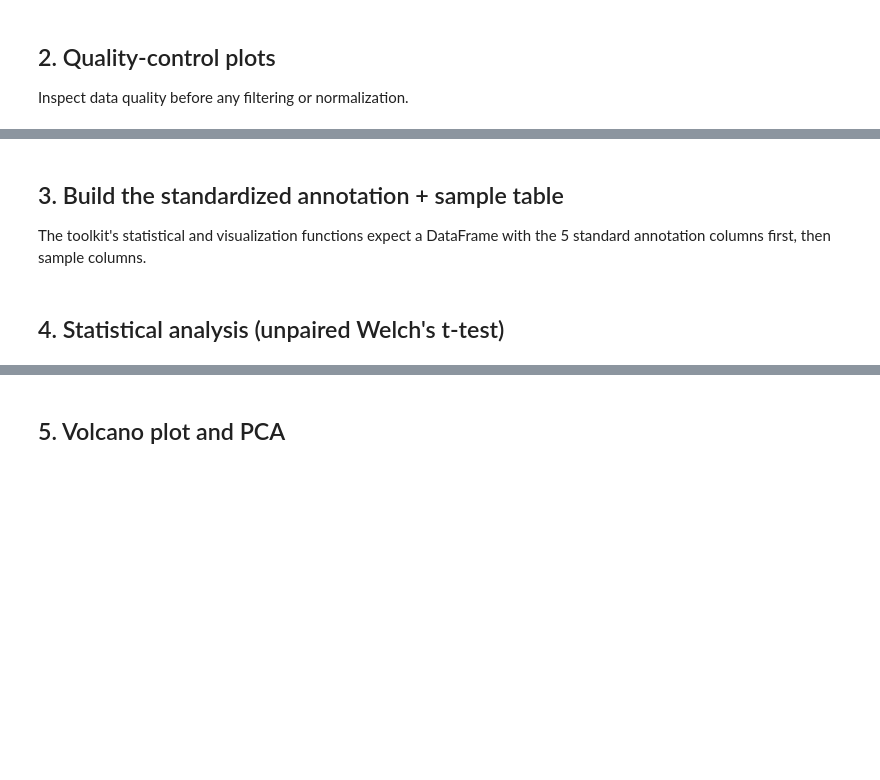
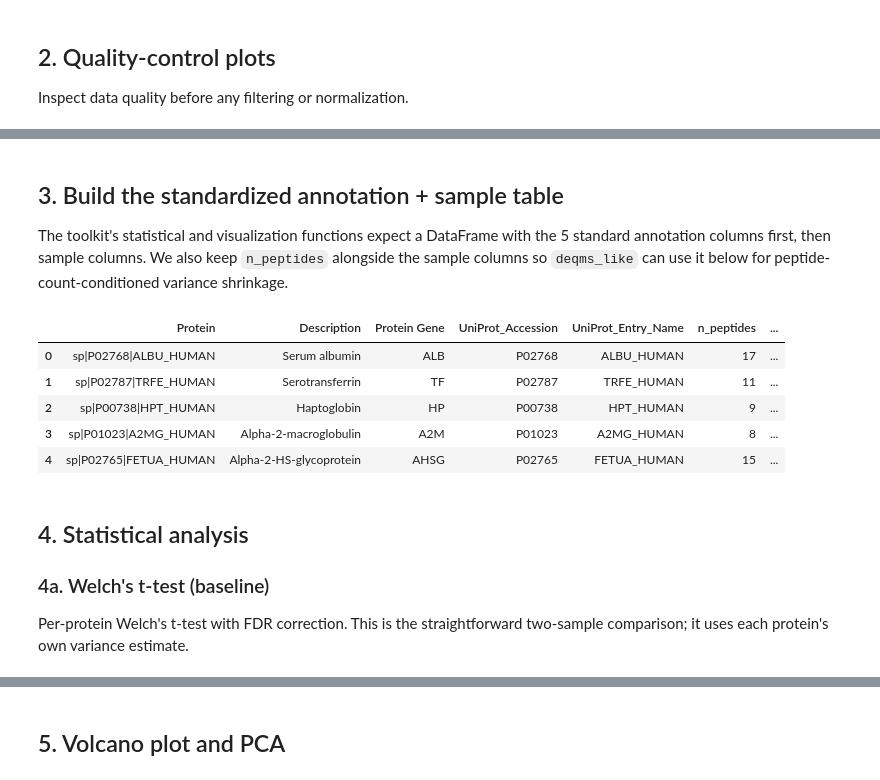
Before and after one commit to uw-maccosslab/proteomics-toolkit, a Jupyter notebook: docs/tutorial.ipynb, the cells around one changed output, grey strips where cells are left out. Drawn from its saved outputs; the diff is of its cells as text; code cells hidden in the pictures; blank space fills up the shorter version.

```diff
--- a/docs/tutorial.ipynb
+++ b/docs/tutorial.ipynb
@@ -64,20 +91,38 @@ plt.show()
 
 The toolkit's statistical and visualization functions expect a DataFrame
 with the 5 standard annotation columns first, then sample columns.
+We also keep `n_peptides` alongside the sample columns so `deqms_like`
+can use it below for peptide-count-conditioned variance shrinkage.
 # %%
 annot = protein_data[[
     'leading_protein', 'leading_description', 'leading_gene_name',
     'leading_uniprot_id', 'leading_name',
 ]].copy()
 annot.columns = ['Protein', 'Description', 'Protein Gene', 'UniProt_Accession', 'UniProt_Entry_Name']
 
 data = pd.concat(
-    [annot.reset_index(drop=True), protein_data[sample_cols].reset_index(drop=True)],
+    [
+        annot.reset_index(drop=True),
+        protein_data[['n_peptides']].reset_index(drop=True),
+        protein_data[sample_cols].reset_index(drop=True),
+    ],
     axis=1,
 )
 data.head()
+# %% [output]
+|  | Protein | Description | Protein Gene | UniProt_Accession | UniProt_Entry_Name | n_peptides | ... |
+| 0 | sp|P02768|ALBU_HUMAN | Serum albumin | ALB | P02768 | ALBU_HUMAN | 17 | ... |
+| 1 | sp|P02787|TRFE_HUMAN | Serotransferrin | TF | P02787 | TRFE_HUMAN | 11 | ... |
+| 2 | sp|P00738|HPT_HUMAN | Haptoglobin | HP | P00738 | HPT_HUMAN | 9 | ... |
+| 3 | sp|P01023|A2MG_HUMAN | Alpha-2-macroglobulin | A2M | P01023 | A2MG_HUMAN | 8 | ... |
+| 4 | sp|P02765|FETUA_HUMAN | Alpha-2-HS-glycoprotein | AHSG | P02765 | FETUA_HUMAN | 15 | ... |
 # %% [markdown]
-## 4. Statistical analysis (unpaired Welch's t-test)
+## 4. Statistical analysis
+
+### 4a. Welch's t-test (baseline)
+
+Per-protein Welch's t-test with FDR correction. This is the straightforward
+two-sample comparison; it uses each protein's own variance estimate.
 # %%
 config = ptk.StatisticalConfig()
 config.analysis_type = 'unpaired'
```
Also changed, not shown: parts of 23 cells of this notebook, 32 other files.
